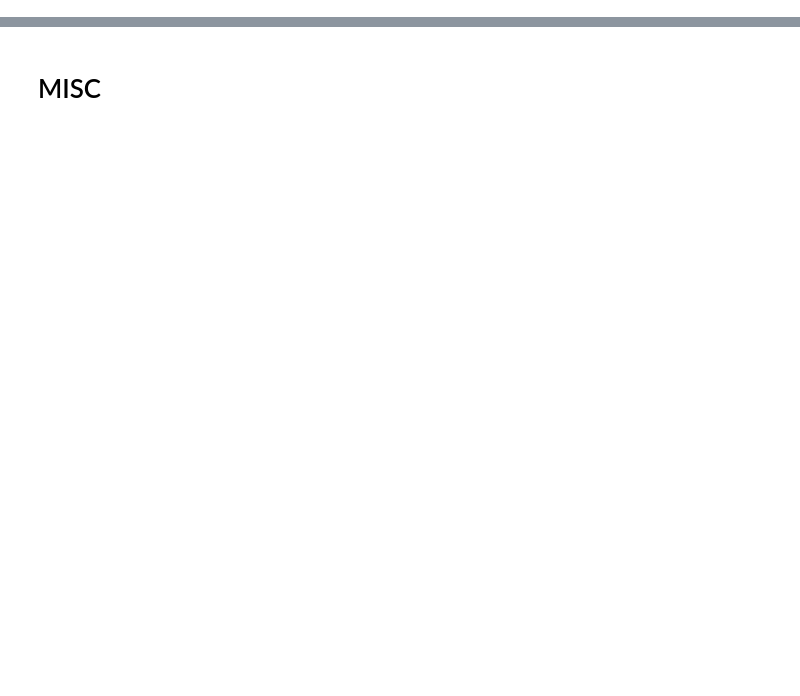
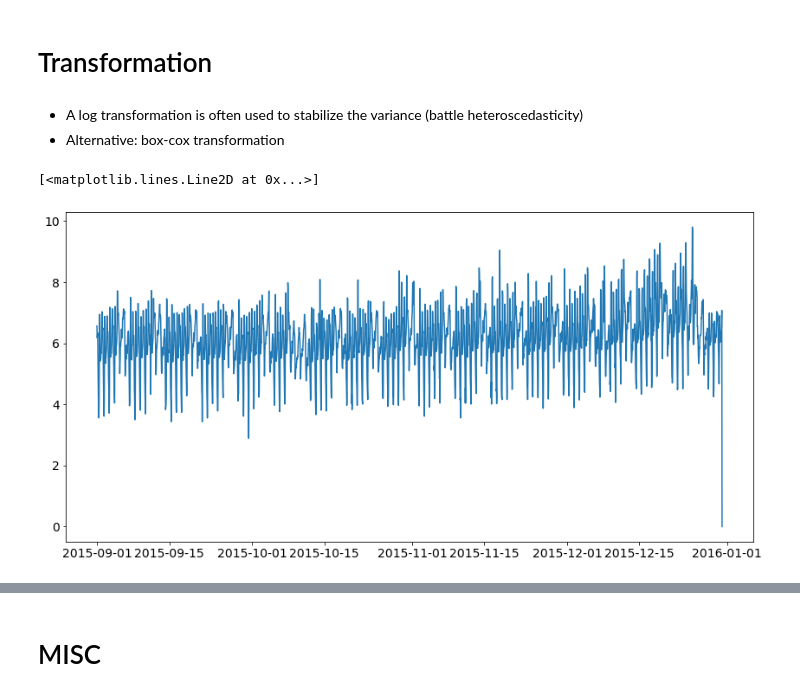
Before and after one commit to GeorgeG92/TSForecasting, a Jupyter notebook: notebooks/SARIMAX.ipynb, the cells around one changed output, grey strips where cells are left out. Drawn from its saved outputs; the diff is of its cells as text; code cells hidden in the pictures; blank space fills up the shorter version.

```diff
--- a/notebooks/SARIMAX.ipynb
+++ b/notebooks/SARIMAX.ipynb
@@ -261,0 +48,12 @@ MAE is: 932.4295941918404
+# %% [markdown]
+# Transformation
+# %% [markdown]
+- A log transformation is often used to stabilize the variance (battle heteroscedasticity)
+- Alternative: box-cox transformation
+# %%
+data = np.log(df['requests'])
+
+plt.plot(data)
+# %% [output]
+[<matplotlib.lines.Line2D at 0x...>]
+[figure, added]
```
Also changed, not shown: parts of 62 cells of this notebook, 2 other files.
